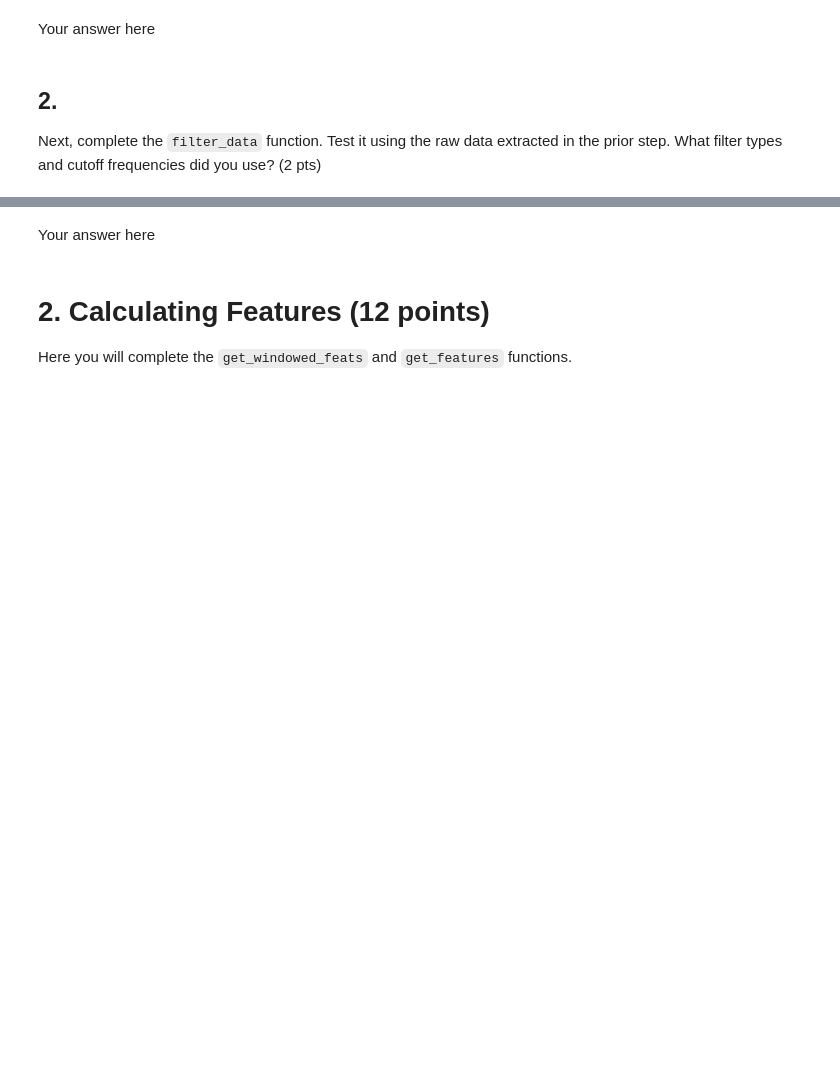
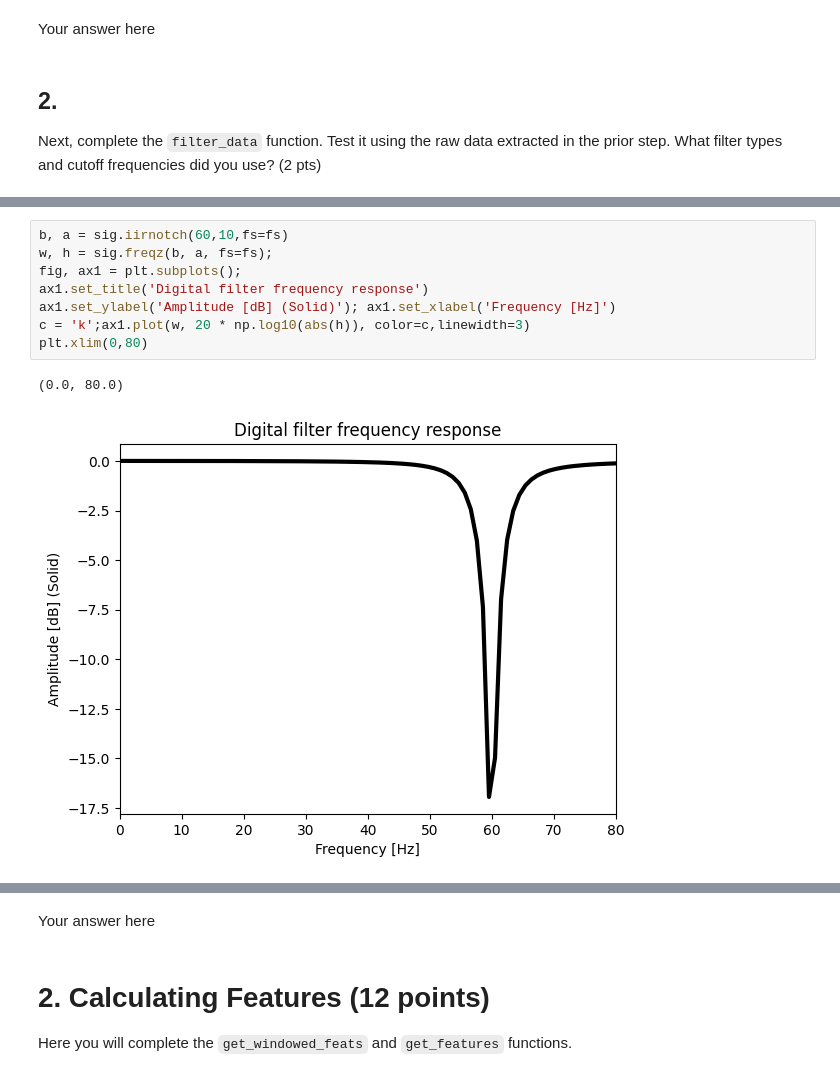
Before and after one commit to rotom303/Final_Project, a Jupyter notebook: Final_Project_Part_1_Questions.ipynb, the cells around one changed output, grey strips where cells are left out. Drawn from its saved outputs; the diff is of its cells as text; blank space fills up the shorter version.

```diff
--- a/Final_Project_Part_1_Questions.ipynb
+++ b/Final_Project_Part_1_Questions.ipynb
@@ -136,0 +233,11 @@ Next, complete the `filter_data` function. Test it using the raw data extracted
+# %%
+b, a = sig.iirnotch(60,10,fs=fs)
+w, h = sig.freqz(b, a, fs=fs);
+fig, ax1 = plt.subplots();
+ax1.set_title('Digital filter frequency response')
+ax1.set_ylabel('Amplitude [dB] (Solid)'); ax1.set_xlabel('Frequency [Hz]')
+c = 'k';ax1.plot(w, 20 * np.log10(abs(h)), color=c,linewidth=3)
+plt.xlim(0,80)
+# %% [output]
+(0.0, 80.0)
+[figure, added]
```
Also changed, not shown: parts of 21 cells of this notebook.
